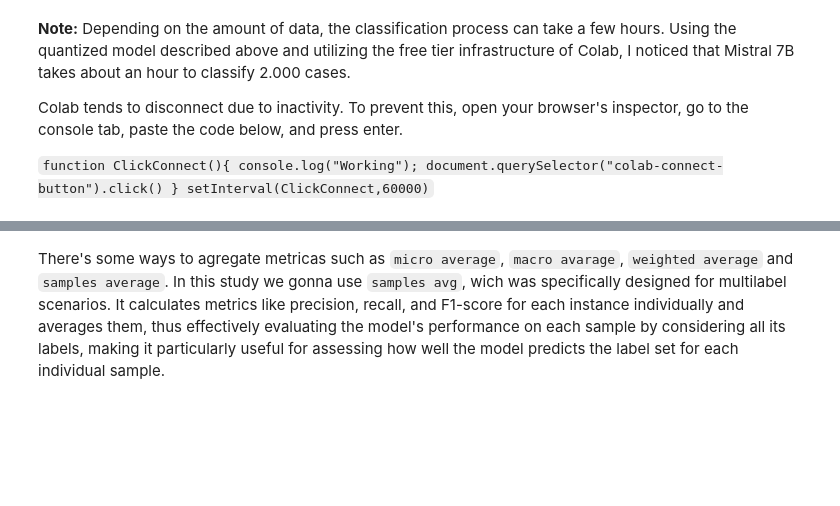
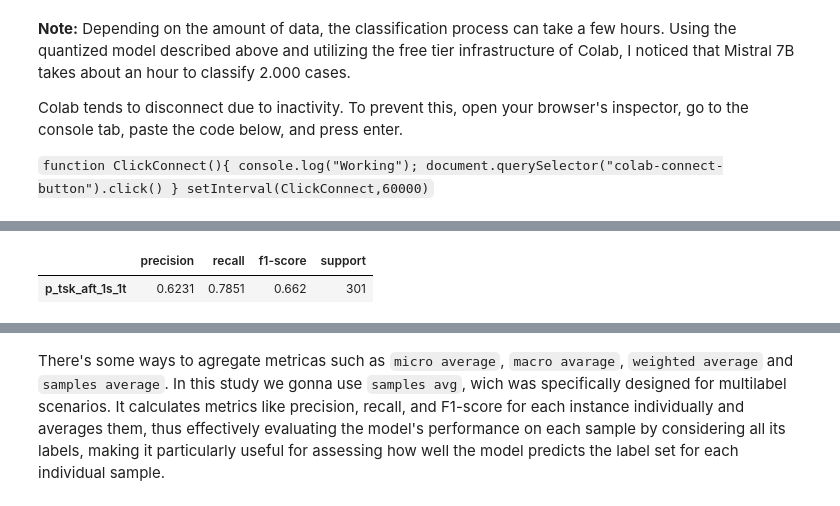
Before and after one commit to rdemarqui/llm_complaint_management, a Jupyter notebook: 02. LLM_analysis.ipynb, the cells around one changed output, grey strips where cells are left out. Cells and saved outputs as stored; diff of their text form; code cells hidden in the pictures; blank space fills up the shorter version.

```diff
--- a/02. LLM_analysis.ipynb
+++ b/02. LLM_analysis.ipynb
@@ -308,7 +308,7 @@ p_tsk_bfr_0s = prompt_task_before
 
 # Prompt multi-turn conversation, task after complain
 p_tsk_aft_1s_1t = '<s>' + conv1_1e + '</s>\n' + prompt_task_after # To do: Alterar o primeiro exemplo com o mesmo texto padrão da prompt_task
-p_tsk_aft_2s_1_2t = '<s>' + conv1_1e + conv2_2e + '</s>\n' + prompt_task_after #To do: Inserir <s> entre as sentenças pra ver se melhora
+p_tsk_aft_2s_1_2t = '<s>' + conv1_1e + '</s>' + '\n<s>' + conv2_2e + '</s>\n' + prompt_task_after
 p_tsk_aft_1s_2t = '<s>' + conv1_2e + '</s>\n' + prompt_task_after
 p_tsk_aft_2s_2t = '<s>' + conv1_2e + conv2_2e + '</s>\n' + prompt_task_after
 
@@ -325,8 +325,9 @@ prompt_dict = {'p_tsk_aft_0s': p_tsk_aft_0s, 'p_tsk_bfr_0s': p_tsk_bfr_0s,
                'p_tsk_bfr_1s_2t': p_tsk_bfr_1s_2t, 'p_tsk_bfr_2s_2t': p_tsk_bfr_2s_2t}
 # %%
 # Print each prompt (check)
-#for prompt in prompt_dict:
-  print('\n', prompt, 10*'-')
+for prompt in prompt_dict:
+  print(30*'-')
+  print('-', prompt)
   print(prompt_dict[prompt])
 # %% [markdown]
 We're gonna try many prompt examples, as described int table below:
@@ -414,0 +437,19 @@ df_val_labeled = pd.read_excel(df_val_url)
+# %%
+#---------DELETAR----------------------------
+# Check each prompt performance
+listaa = ['p_tsk_aft_1s_1t' ]
+y_expected = df_val_labeled[tags]
+score_dict = {}
+file_name_dict = {}
+
+for prompt in listaa:
+  print("\n- ", prompt)
+  temp_df, file_name = iterate_over_interval(df=df_val, column="description", prompt=prompt_dict[prompt],
+                                             limit_char=2000, start_row=0, end_row=df_val.shape[0], save=True)
+
+  binary_cols(dataframe=temp_df, column='llm_class', tags=tags)
+
+  y_pred = temp_df[tags]
+
+  score_dict[prompt] = classification_report(y_expected, y_pred, output_dict=True, target_names=tags)
+  file_name_dict[prompt] = file_name
@@ -415,3 +481,17 @@ df_val_labeled = pd.read_excel(df_val_url)
+# %%
+#---------DELETAR----------------------------
+# Create score comparison table
+df_score_comparison = pd.DataFrame()
+
+for prompt in listaa:
+  score_temp = score_dict[prompt]['samples avg']
+  df_temp = pd.DataFrame(score_temp, index=[prompt])
+  df_score_comparison = pd.concat([df_score_comparison, df_temp])
+
+round(df_score_comparison, 4)
+# %% [output]
+|  | precision | recall | f1-score | support |
+| p_tsk_aft_1s_1t | 0.6231 | 0.7851 | 0.662 | 301 |
 # %%
 # Check each prompt performance
 y_expected = df_val_labeled[tags]
```
Also changed, not shown: parts of 7 cells of this notebook.
